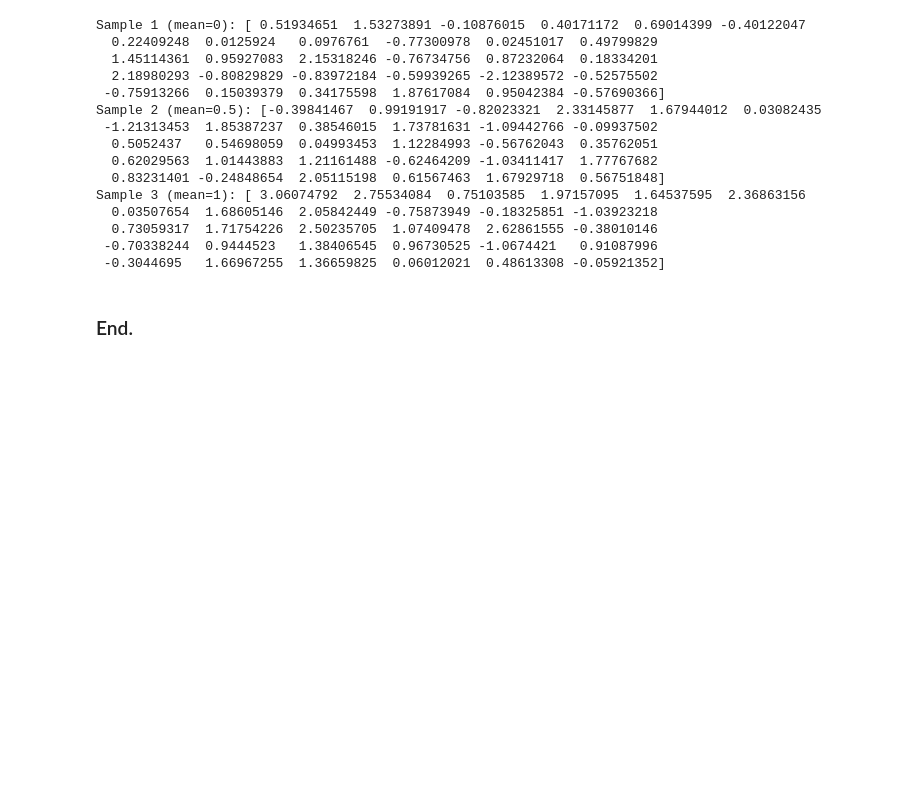
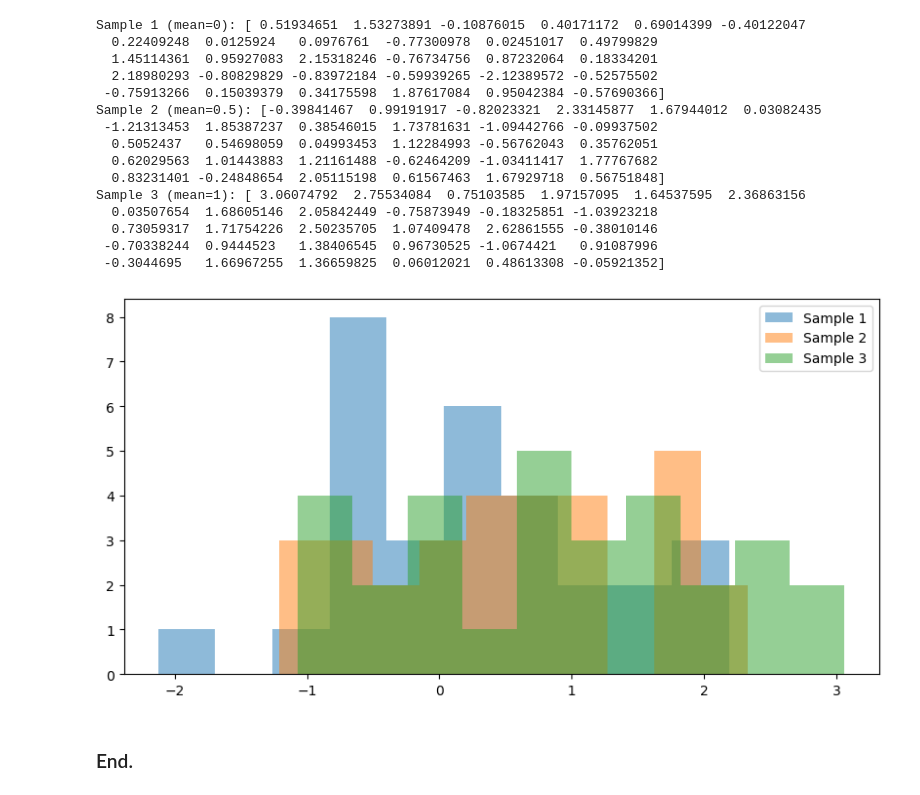
Before and after one commit to MattiDoubleU/Applied-Statistics, a Jupyter notebook: problems.ipynb, the cells around one changed output. Cells and saved outputs as stored; diff of their text form; code cells hidden in the pictures; blank space fills up the shorter version.

```diff
--- a/problems.ipynb
+++ b/problems.ipynb
@@ -694,5 +702,22 @@ Sample 3 (mean=1): [ 3.06074792  2.75534084  0.75103585  1.97157095  1.64537595
   0.73059317  1.71754226  2.50235705  1.07409478  2.62861555 -0.38010146
  -0.70338244  0.9444523   1.38406545  0.96730525 -1.0674421   0.91087996
  -0.3044695   1.66967255  1.36659825  0.06012021  0.48613308 -0.05921352]
+# %%
+# Create histograms.
+fig, ax = plt.subplots(figsize=(10, 5))
+
+# Histogram of the first sample.
+ax.hist(sample1, bins=10, alpha=0.5, label='Sample 1')
+
+# Histogram of the second sample.
+ax.hist(sample2, bins=10, alpha=0.5, label='Sample 2')
+
+# Histogram of the third sample.
+ax.hist(sample3, bins=10, alpha=0.5, label='Sample 3')
+
+# Add a legend.
+ax.legend();
+# %% [output]
+[figure, added]
 # %% [markdown]
 ### End.
```
Also changed, not shown: parts of 5 cells of this notebook.
